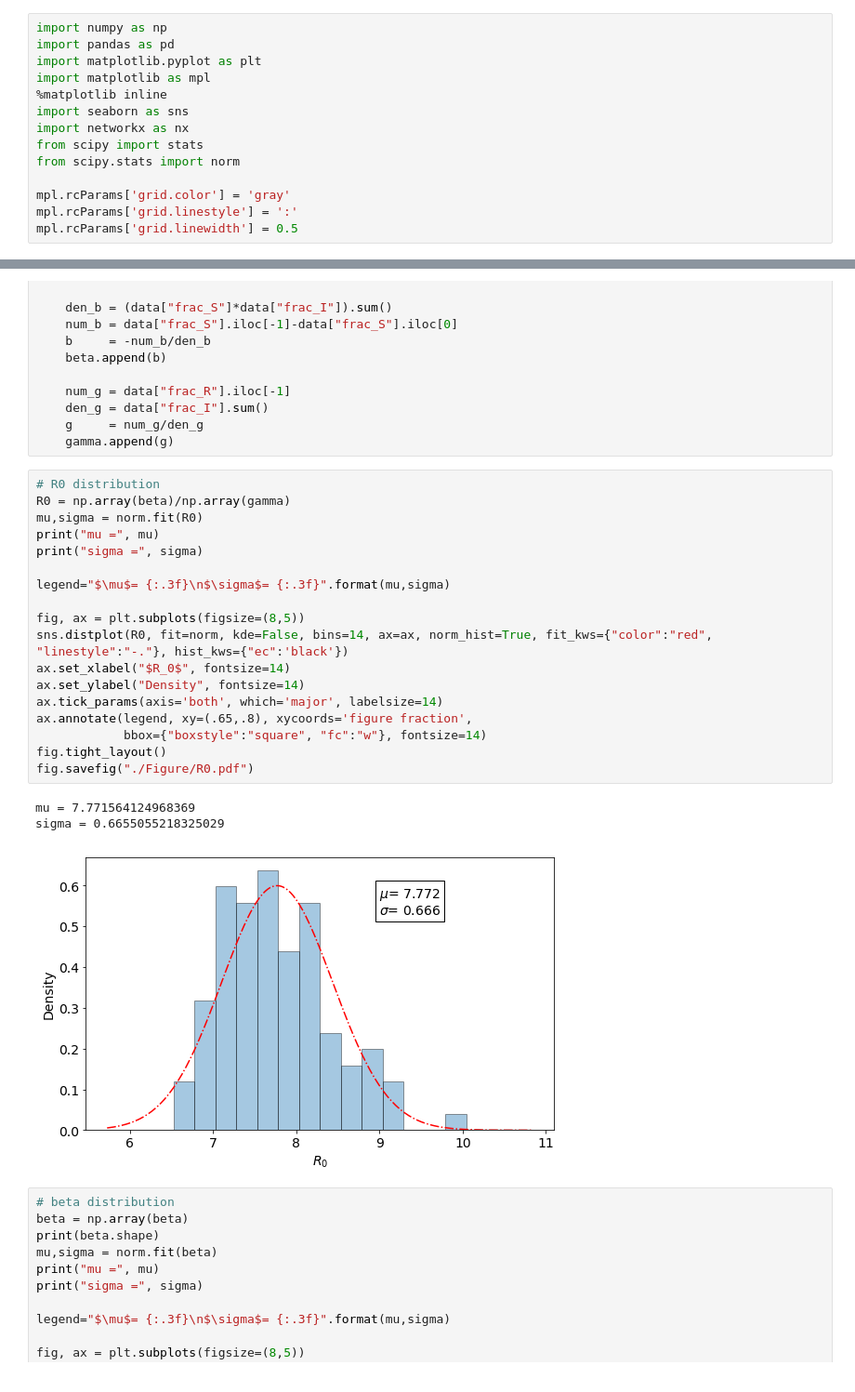
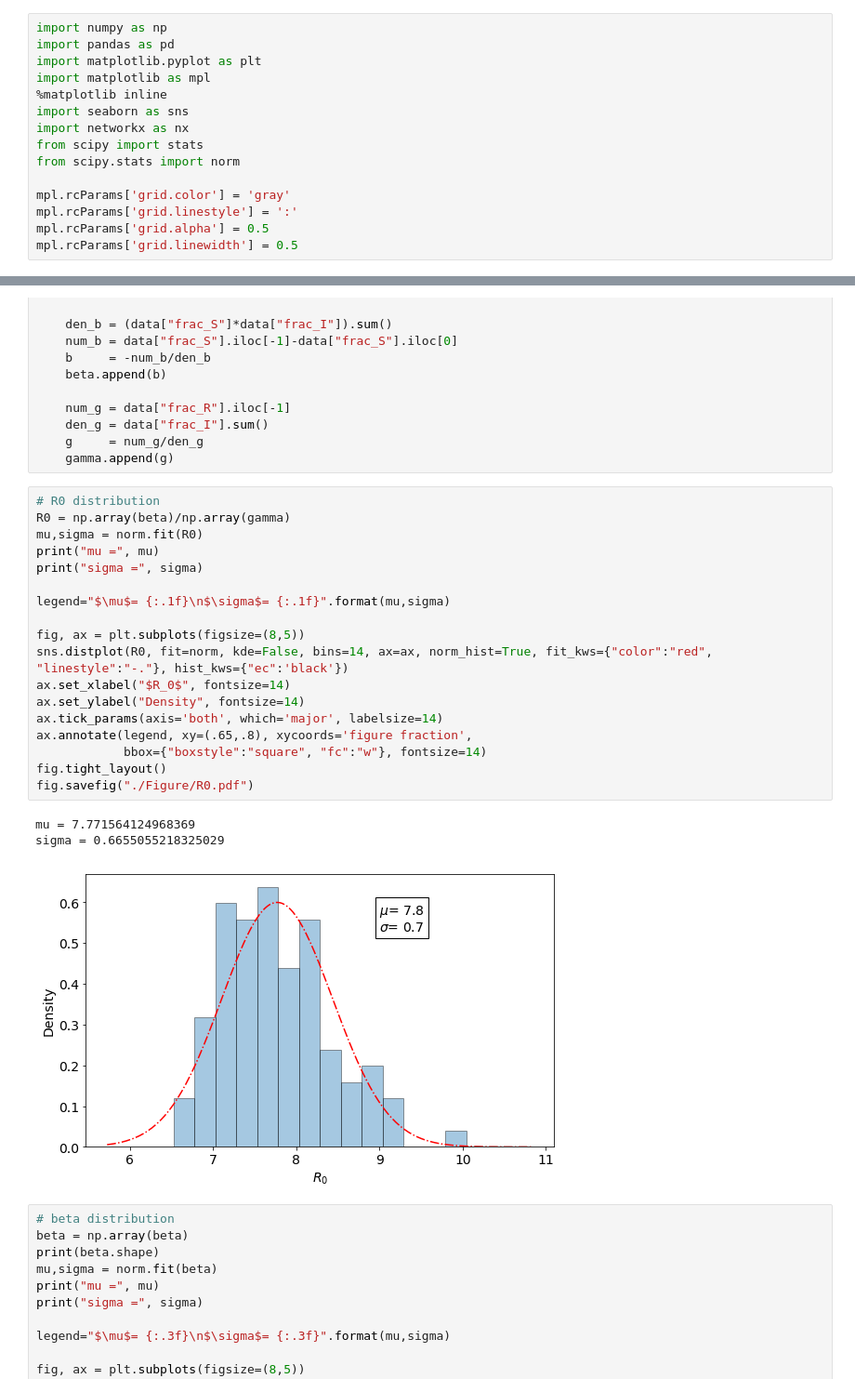
Before and after one commit to Agos95/ComplexSyst, a Jupyter notebook: 02/Agostini_Federico_code2.ipynb, the cells around one changed output, grey strips where cells are left out. Shown at 93% size. Saved outputs shown, nothing was run; the diff lists cells and outputs as text.

```diff
--- a/02/Agostini_Federico_code2.ipynb
+++ b/02/Agostini_Federico_code2.ipynb
@@ -15,6 +15,7 @@ from scipy.stats import norm
 
 mpl.rcParams['grid.color'] = 'gray'
 mpl.rcParams['grid.linestyle'] = ':'
+mpl.rcParams['grid.alpha'] = 0.5
 mpl.rcParams['grid.linewidth'] = 0.5
 # %%
 # create adjacency matrix for network A
@@ -932,25 +933,25 @@ for i in range(1,101):
 # %%
 # R0 distribution
 R0 = np.array(beta)/np.array(gamma)
 mu,sigma = norm.fit(R0)
 print("mu =", mu)
 print("sigma =", sigma)
 
-legend="$\mu$= {:.3f}\n$\sigma$= {:.3f}".format(mu,sigma)
+legend="$\mu$= {:.1f}\n$\sigma$= {:.1f}".format(mu,sigma)
 
 fig, ax = plt.subplots(figsize=(8,5))
 sns.distplot(R0, fit=norm, kde=False, bins=14, ax=ax, norm_hist=True, fit_kws={"color":"red", "linestyle":"-."}, hist_kws={"ec":'black'})
 ax.set_xlabel("$R_0$", fontsize=14)
 ax.set_ylabel("Density", fontsize=14)
 ax.tick_params(axis='both', which='major', labelsize=14)
 ax.annotate(legend, xy=(.65,.8), xycoords='figure fraction',
             bbox={"boxstyle":"square", "fc":"w"}, fontsize=14)
 fig.tight_layout()
 fig.savefig("./Figure/R0.pdf")
 # %% [output]
 mu = 7.771564124968369
 sigma = 0.6655055218325029
-[figure, old version]
+[figure, new version]
 # %%
 # beta distribution
 beta = np.array(beta)
```
Also changed, not shown: parts of 2 cells of this notebook, 12 other files.
